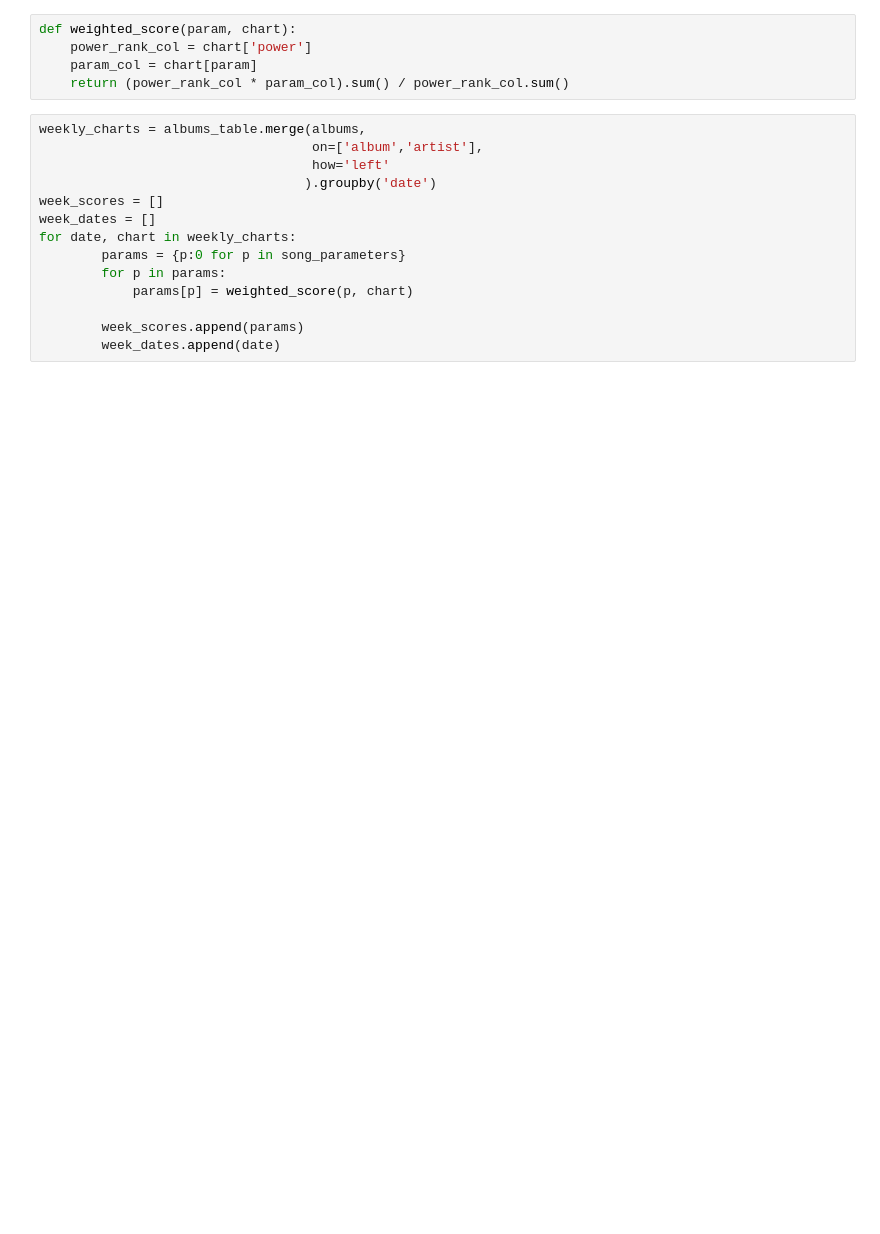
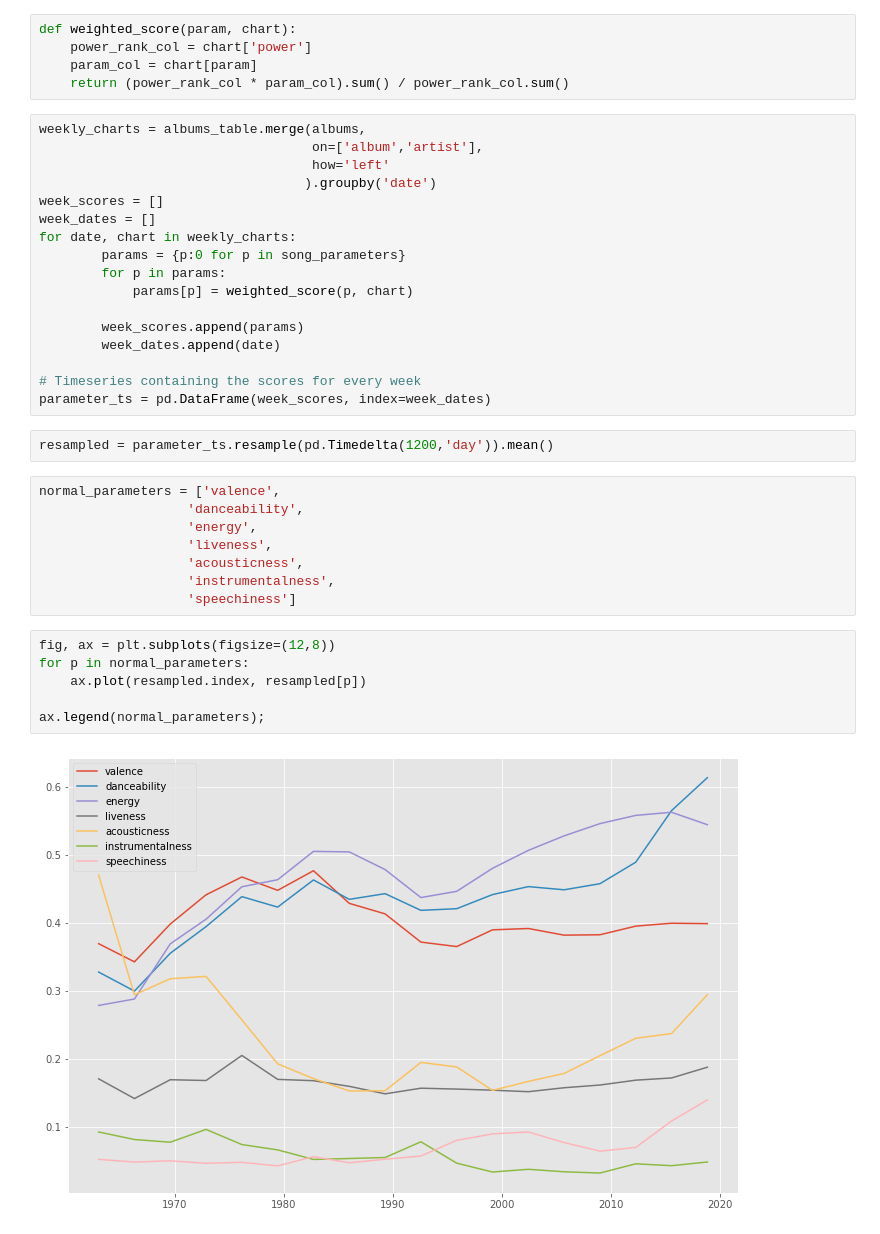
Before and after one commit to ZackMagnotti/tin-pan-data, a Jupyter notebook: vibe-analysis.ipynb, the cells around one changed output. Cells and saved outputs as stored; diff of their text form; blank space fills up the shorter version.

```diff
--- a/vibe-analysis.ipynb
+++ b/vibe-analysis.ipynb
@@ -49,3 +49,24 @@ for date, chart in weekly_charts:
 
         week_scores.append(params)
         week_dates.append(date)
+
+# Timeseries containing the scores for every week
+parameter_ts = pd.DataFrame(week_scores, index=week_dates)
+# %%
+resampled = parameter_ts.resample(pd.Timedelta(1200,'day')).mean()
+# %%
+normal_parameters = ['valence',
+                   'danceability',
+                   'energy',
+                   'liveness',
+                   'acousticness',
+                   'instrumentalness',
+                   'speechiness']
+# %%
+fig, ax = plt.subplots(figsize=(12,8))
+for p in normal_parameters:
+    ax.plot(resampled.index, resampled[p])
+
+ax.legend(normal_parameters);
+# %% [output]
+[figure, added]
```
Also changed, not shown: parts of 2 cells of this notebook.
